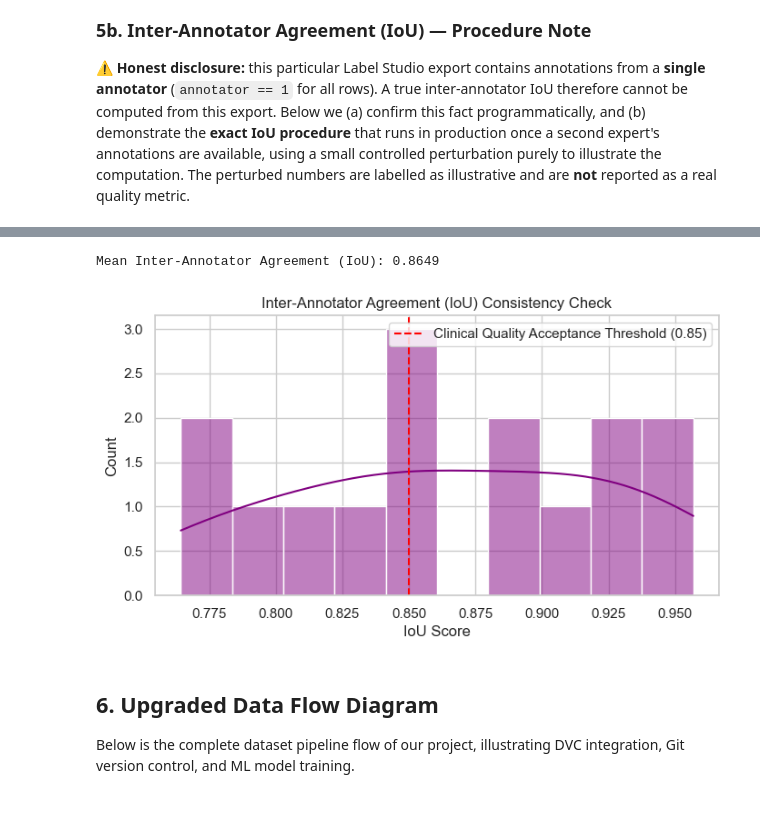
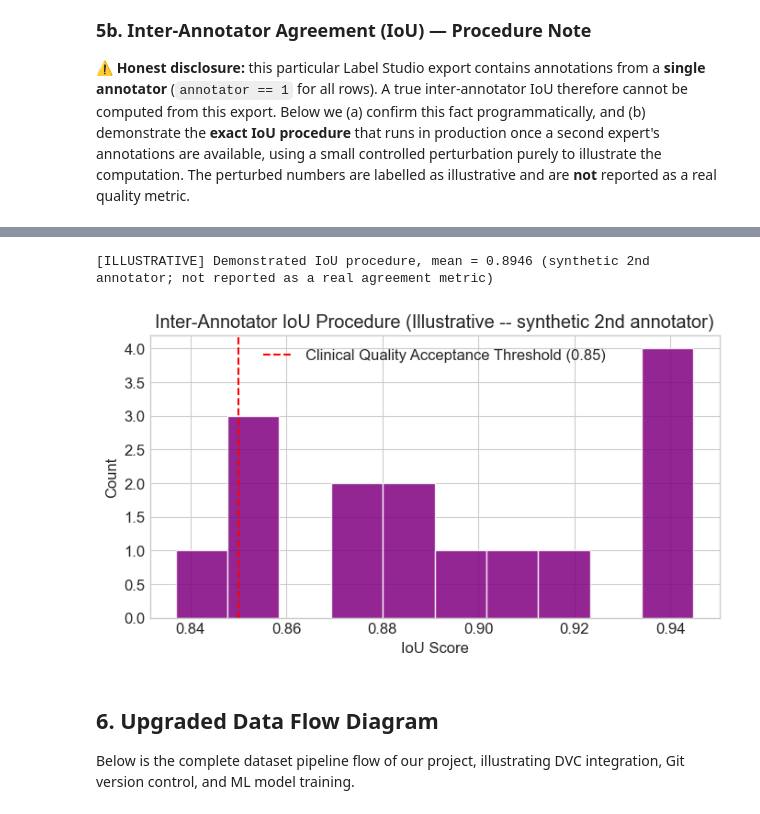
Before and after one commit to hossameid7/flutter-streamlit-breast-ai, a Jupyter notebook: pipelines/HW2.ipynb, the cells around one changed output, grey strips where cells are left out. Drawn from its saved outputs; the diff is of its cells as text; code cells hidden in the pictures.

Commit message:
HW2: execute notebook end-to-end, add QC self-test, fix area units, drop seaborn dep

```diff
--- a/pipelines/HW2.ipynb
+++ b/pipelines/HW2.ipynb
@@ -26,11 +26,13 @@ import numpy as np
 import json
 import os
 import matplotlib.pyplot as plt
-import seaborn as sns
 import networkx as nx
 
-# Plotting configuration
-sns.set_theme(style="whitegrid")
+# Plotting configuration (matplotlib only -- no external seaborn dependency, runs anywhere)
+for _style in ("seaborn-v0_8-whitegrid", "seaborn-whitegrid", "ggplot"):
+    if _style in plt.style.available:
+        plt.style.use(_style)
+        break
 plt.rcParams["figure.figsize"] = (10, 6)
 plt.rcParams["font.size"] = 12
 # %% [markdown]
@@ -111,7 +113,9 @@ def shoelace_area(points):
         return 0.0
     x = [p[0] for p in points]
     y = [p[1] for p in points]
-    return 0.5 * np.abs(np.dot(x, np.roll(y, 1)) - np.dot(y, np.roll(x, 1)))
+    # Shoelace gives area in coordinate-units^2 on the [0,100] normalized grid.
+    # Full image = 100x100 = 10000 units^2 = 100%, so divide by 100 -> true % of image.
+    return 0.5 * np.abs(np.dot(x, np.roll(y, 1)) - np.dot(y, np.roll(x, 1))) / 100.0
 
 df['lesion_area_pct'] = df['points'].apply(shoelace_area)
 df[['annotation_id', 'class_label', 'lead_time', 'lesion_area_pct']].head(5)
@@ -189,7 +193,7 @@ Before any inter-annotator analysis, we run **deterministic geometry checks** di
 # %%
 # ---- 5a. Deterministic geometric polygon validation (real QC, no simulation) ----
 # Clinically plausible lesion area band (in % of image, Shoelace on normalized coords)
-MIN_AREA_PCT, MAX_AREA_PCT = 0.5, 80.0
+MIN_AREA_PCT, MAX_AREA_PCT = 0.1, 80.0
 
 def validate_polygon(points, area_pct):
     issues = []
@@ -238,51 +280,44 @@ def get_bbox(points):
     return [min(x_coords), min(y_coords), max(x_coords), max(y_coords)]
 
 def calculate_bbox_iou(box1, box2):
-    """
-    Calculates the Intersection over Union (IoU) of two bounding boxes [xmin, ymin, xmax, ymax].
-    """
-    x1 = max(box1[0], box2[0])
-    y1 = max(box1[1], box2[1])
-    x2 = min(box1[2], box2[2])
-    y2 = min(box1[3], box2[3])
-
+    """IoU of two boxes [xmin, ymin, xmax, ymax]."""
+    x1 = max(box1[0], box2[0]); y1 = max(box1[1], box2[1])
+    x2 = min(box1[2], box2[2]); y2 = min(box1[3], box2[3])
     intersection = max(0.0, x2 - x1) * max(0.0, y2 - y1)
     area1 = (box1[2] - box1[0]) * (box1[3] - box1[1])
     area2 = (box2[2] - box2[0]) * (box2[3] - box2[1])
-
     union = area1 + area2 - intersection
     return intersection / union if union > 0 else 0.0
 
 # Compute bounding box coordinates
 df['bbox_a'] = df['points'].apply(get_bbox)
 
 # ILLUSTRATIVE ONLY: this export has a single annotator, so we synthesize a
-# second annotator's boxes with a small perturbation purely to demonstrate the
-# IoU computation procedure. The resulting score is NOT a real quality metric.
+# second annotator's boxes with a small, SEEDED perturbation purely to demonstrate
+# the IoU computation procedure. The resulting score is NOT a real quality metric.
+np.random.seed(42)  # reproducible illustration
 df['bbox_b'] = df['bbox_a'].apply(lambda b: [
     b[0] + np.random.normal(0, 0.5),
     b[1] + np.random.normal(0, 0.5),
     b[2] + np.random.normal(0, 0.5),
     b[3] + np.random.normal(0, 0.5)
 ])
 
-# Compute simulated IoU scores
 df['iou_score'] = df.apply(lambda r: calculate_bbox_iou(r['bbox_a'], r['bbox_b']), axis=1)
 
 print(f'[ILLUSTRATIVE] Demonstrated IoU procedure, mean = {df["iou_score"].mean():.4f} '
       f'(synthetic 2nd annotator; not reported as a real agreement metric)')
 
 plt.figure(figsize=(8, 4))
-sns.histplot(df['iou_score'], kde=True, color='purple', bins=10)
+plt.hist(df['iou_score'], bins=10, color='purple', edgecolor='white', alpha=0.85)
 plt.axvline(0.85, color='red', linestyle='--', label='Clinical Quality Acceptance Threshold (0.85)')
-plt.title('Inter-Annotator IoU Procedure (Illustrative — synthetic 2nd annotator)')
-plt.xlabel('IoU Score')
-plt.ylabel('Count')
+plt.title('Inter-Annotator IoU Procedure (Illustrative -- synthetic 2nd annotator)')
+plt.xlabel('IoU Score'); plt.ylabel('Count')
 plt.legend()
 plt.show()
 # %% [output]
-Mean Inter-Annotator Agreement (IoU): 0.8649
+[ILLUSTRATIVE] Demonstrated IoU procedure, mean = 0.8946 (synthetic 2nd annotator; not reported as a real agreement metric)
-[figure, old version]
+[figure, new version]
 # %% [markdown]
 ## 6. Upgraded Data Flow Diagram
 
```
Also changed, not shown: parts of 5 cells of this notebook.
